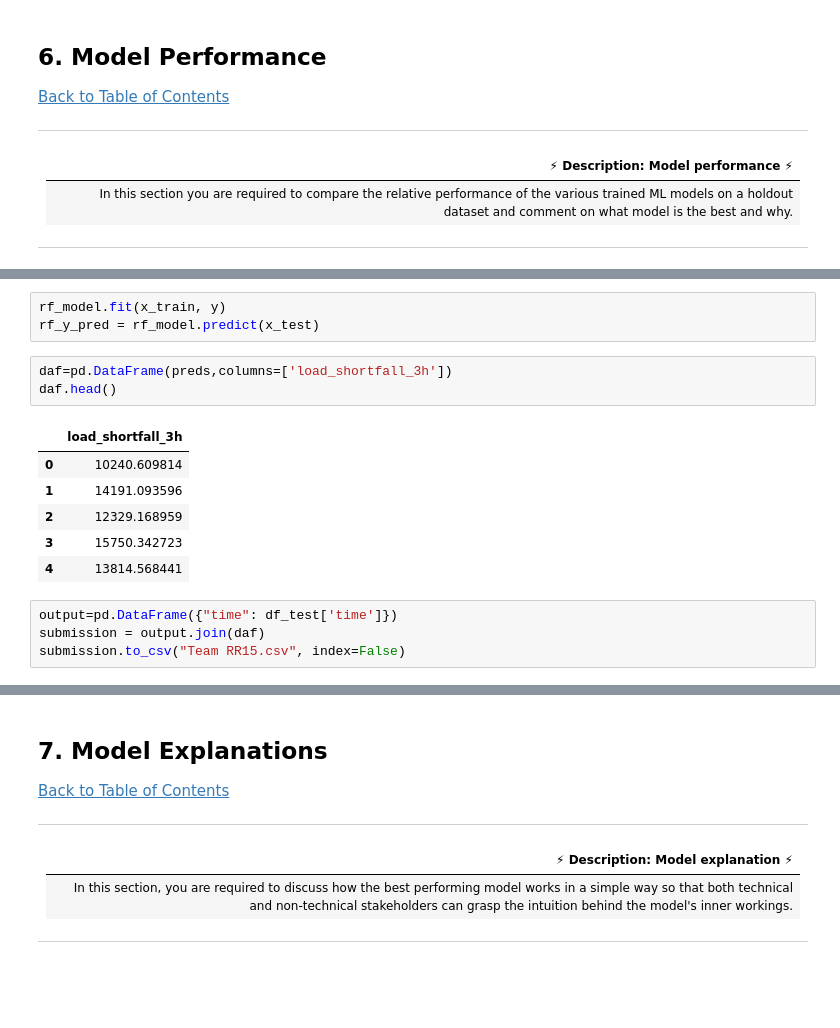
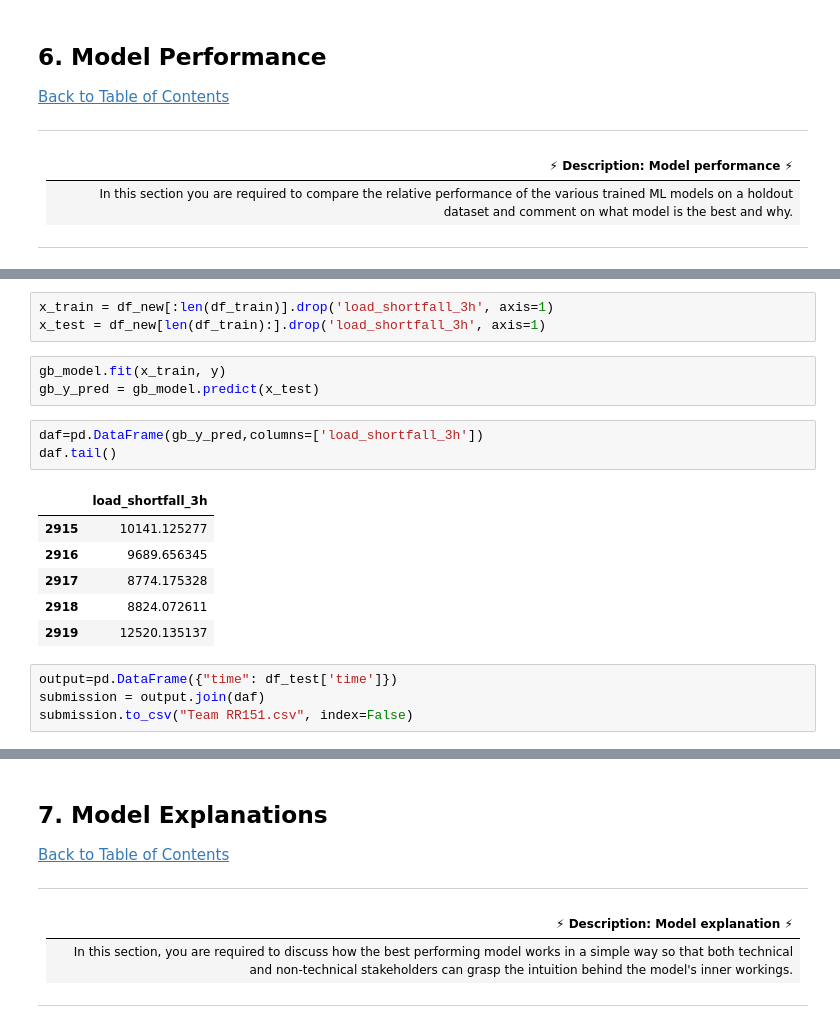
Before and after one commit to Ifeoluwa13/TEAM_RR15, a Jupyter notebook: Team RR15 workbook.ipynb, the cells around one changed output, grey strips where cells are left out. Saved outputs shown, nothing was run; the diff lists cells and outputs as text; blank space fills up the shorter version.

```diff
--- a/Team RR15 workbook.ipynb
+++ b/Team RR15 workbook.ipynb
@@ -549,17 +546,20 @@ x_test = df_new[len(df_train):].drop('load_shortfall_3h', axis=1)
-# %%
-rf_model.fit(x_train, y)
-rf_y_pred = rf_model.predict(x_test)
-# %%
-daf=pd.DataFrame(preds,columns=['load_shortfall_3h'])
-daf.head()
-# %% [output]
-|  | load_shortfall_3h |
-| 0 | 10240.609814 |
-| 1 | 14191.093596 |
-| 2 | 12329.168959 |
-| 3 | 15750.342723 |
-| 4 | 13814.568441 |
-# %%
-output=pd.DataFrame({"time": df_test['time']})
-submission = output.join(daf)
-submission.to_csv("Team RR15.csv", index=False)
+# %%
+x_train = df_new[:len(df_train)].drop('load_shortfall_3h', axis=1)
+x_test = df_new[len(df_train):].drop('load_shortfall_3h', axis=1)
+# %%
+gb_model.fit(x_train, y)
+gb_y_pred = gb_model.predict(x_test)
+# %%
+daf=pd.DataFrame(gb_y_pred,columns=['load_shortfall_3h'])
+daf.tail()
+# %% [output]
+|  | load_shortfall_3h |
+| 2915 | 10141.125277 |
+| 2916 | 9689.656345 |
+| 2917 | 8774.175328 |
+| 2918 | 8824.072611 |
+| 2919 | 12520.135137 |
+# %%
+output=pd.DataFrame({"time": df_test['time']})
+submission = output.join(daf)
+submission.to_csv("Team RR151.csv", index=False)
```
Also changed, not shown: parts of 6 cells of this notebook.
